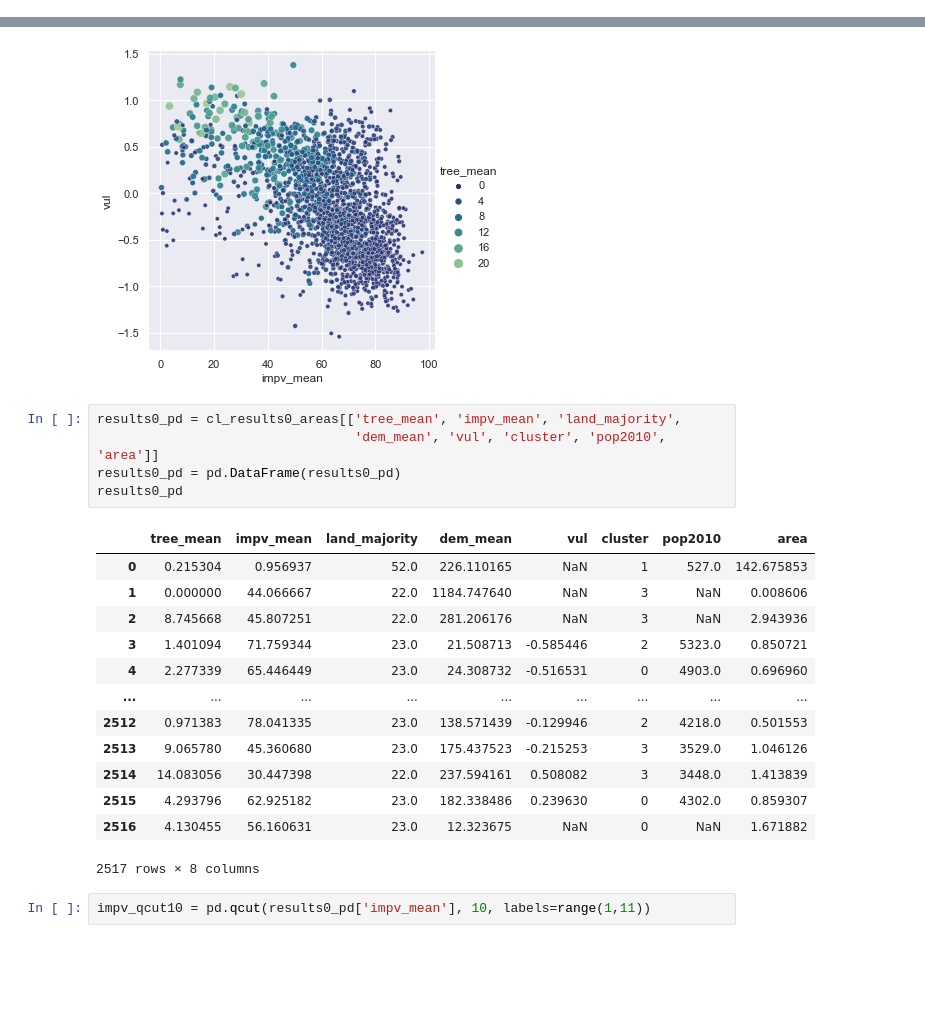
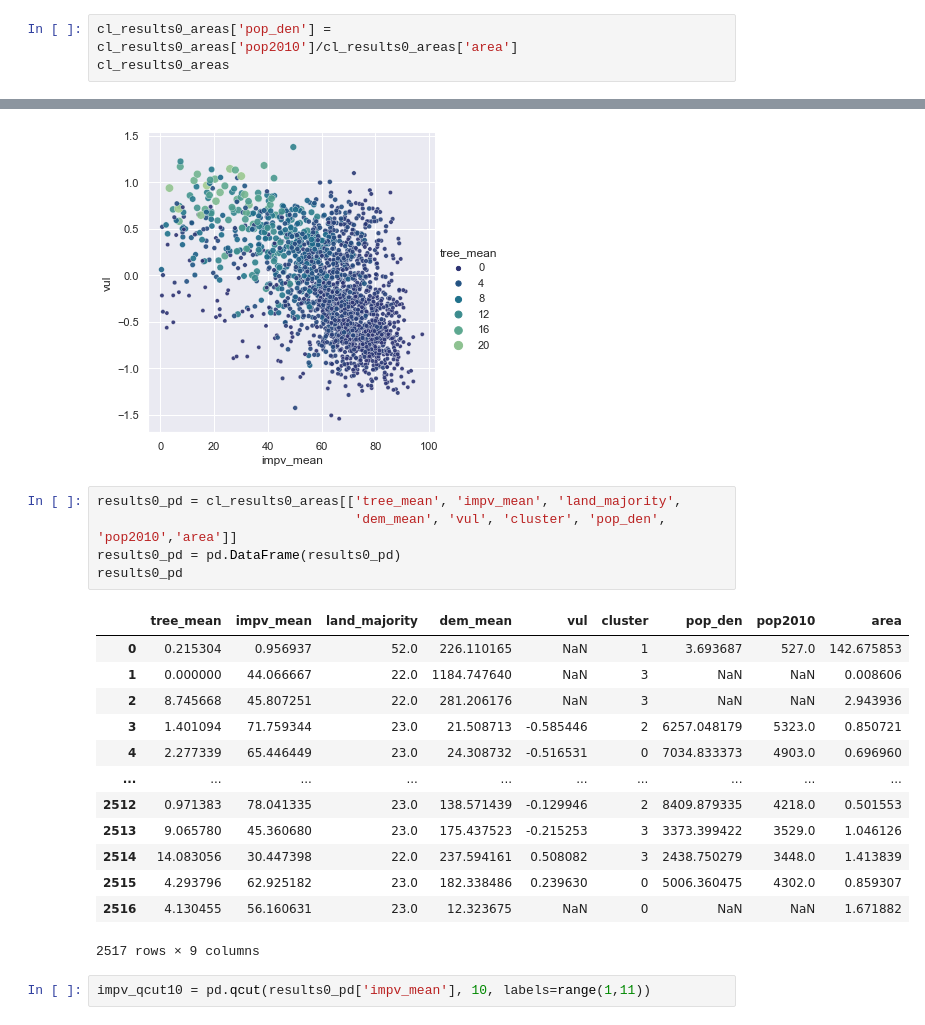
Before and after one commit to janderson5417/earthgrids_v2, a Jupyter notebook: v1.ipynb, the cells around one changed output, grey strips where cells are left out. Cells and saved outputs as stored; diff of their text form; blank space fills up the shorter version.

```diff
--- a/v1.ipynb
+++ b/v1.ipynb
@@ -379,0 +384,3 @@ Name: area, dtype: float64
+# %%
+cl_results0_areas['pop_den'] = cl_results0_areas['pop2010']/cl_results0_areas['area']
+cl_results0_areas
@@ -393,23 +414,23 @@ sns.relplot(x='impv_mean', y='vul', hue = 'tree_mean', size = 'tree_mean', alpha
 [figure]
 # %%
 results0_pd = cl_results0_areas[['tree_mean', 'impv_mean', 'land_majority',
-                                 'dem_mean', 'vul', 'cluster', 'pop2010', 'area']]
+                                 'dem_mean', 'vul', 'cluster', 'pop_den', 'pop2010','area']]
 results0_pd = pd.DataFrame(results0_pd)
 results0_pd
 # %% [output]
-|  | tree_mean | impv_mean | land_majority | dem_mean | vul | cluster | pop2010 | area |
-| 0 | 0.215304 | 0.956937 | 52.0 | 226.110165 | NaN | 1 | 527.0 | 142.675853 |
-| 1 | 0.000000 | 44.066667 | 22.0 | 1184.747640 | NaN | 3 | NaN | 0.008606 |
-| 2 | 8.745668 | 45.807251 | 22.0 | 281.206176 | NaN | 3 | NaN | 2.943936 |
-| 3 | 1.401094 | 71.759344 | 23.0 | 21.508713 | -0.585446 | 2 | 5323.0 | 0.850721 |
-| 4 | 2.277339 | 65.446449 | 23.0 | 24.308732 | -0.516531 | 0 | 4903.0 | 0.696960 |
-| ... | ... | ... | ... | ... | ... | ... | ... | ... |
-| 2512 | 0.971383 | 78.041335 | 23.0 | 138.571439 | -0.129946 | 2 | 4218.0 | 0.501553 |
-| 2513 | 9.065780 | 45.360680 | 23.0 | 175.437523 | -0.215253 | 3 | 3529.0 | 1.046126 |
-| 2514 | 14.083056 | 30.447398 | 22.0 | 237.594161 | 0.508082 | 3 | 3448.0 | 1.413839 |
-| 2515 | 4.293796 | 62.925182 | 23.0 | 182.338486 | 0.239630 | 0 | 4302.0 | 0.859307 |
-| 2516 | 4.130455 | 56.160631 | 23.0 | 12.323675 | NaN | 0 | NaN | 1.671882 |
+|  | tree_mean | impv_mean | land_majority | dem_mean | vul | cluster | pop_den | pop2010 | area |
+| 0 | 0.215304 | 0.956937 | 52.0 | 226.110165 | NaN | 1 | 3.693687 | 527.0 | 142.675853 |
+| 1 | 0.000000 | 44.066667 | 22.0 | 1184.747640 | NaN | 3 | NaN | NaN | 0.008606 |
+| 2 | 8.745668 | 45.807251 | 22.0 | 281.206176 | NaN | 3 | NaN | NaN | 2.943936 |
+| 3 | 1.401094 | 71.759344 | 23.0 | 21.508713 | -0.585446 | 2 | 6257.048179 | 5323.0 | 0.850721 |
+| 4 | 2.277339 | 65.446449 | 23.0 | 24.308732 | -0.516531 | 0 | 7034.833373 | 4903.0 | 0.696960 |
+| ... | ... | ... | ... | ... | ... | ... | ... | ... | ... |
+| 2512 | 0.971383 | 78.041335 | 23.0 | 138.571439 | -0.129946 | 2 | 8409.879335 | 4218.0 | 0.501553 |
+| 2513 | 9.065780 | 45.360680 | 23.0 | 175.437523 | -0.215253 | 3 | 3373.399422 | 3529.0 | 1.046126 |
+| 2514 | 14.083056 | 30.447398 | 22.0 | 237.594161 | 0.508082 | 3 | 2438.750279 | 3448.0 | 1.413839 |
+| 2515 | 4.293796 | 62.925182 | 23.0 | 182.338486 | 0.239630 | 0 | 5006.360475 | 4302.0 | 0.859307 |
+| 2516 | 4.130455 | 56.160631 | 23.0 | 12.323675 | NaN | 0 | NaN | NaN | 1.671882 |
-2517 rows × 8 columns
+2517 rows × 9 columns
 # %%
 impv_qcut10 = pd.qcut(results0_pd['impv_mean'], 10, labels=range(1,11))
 # %%
```
Also changed, not shown: parts of 19 cells of this notebook, 3 other files.
